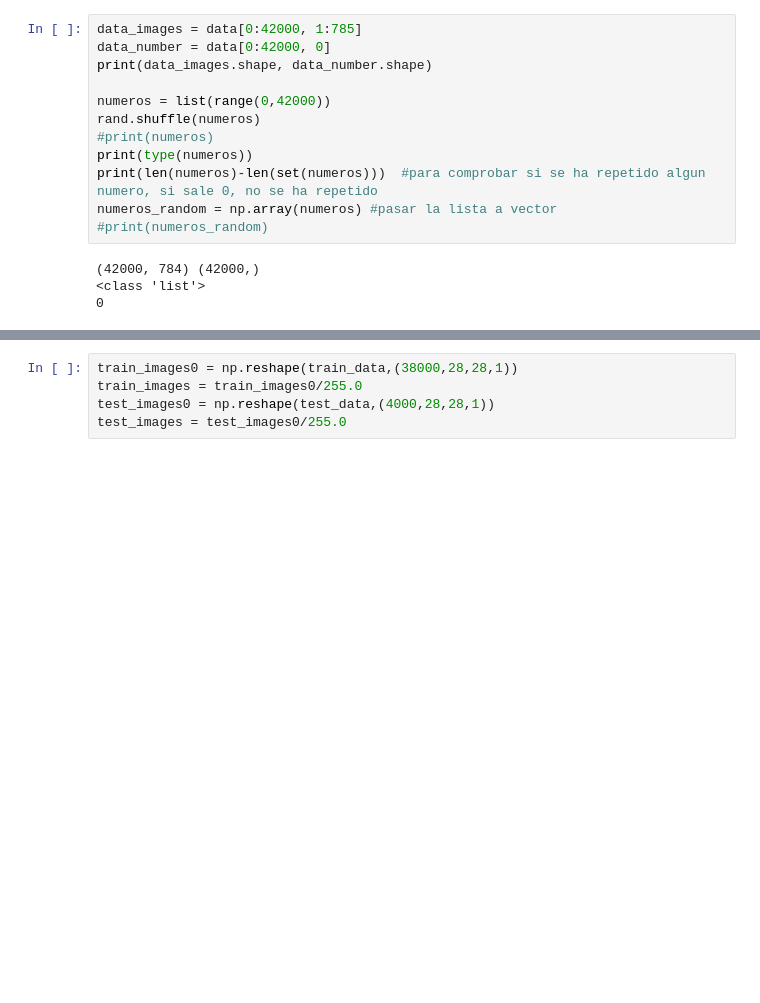
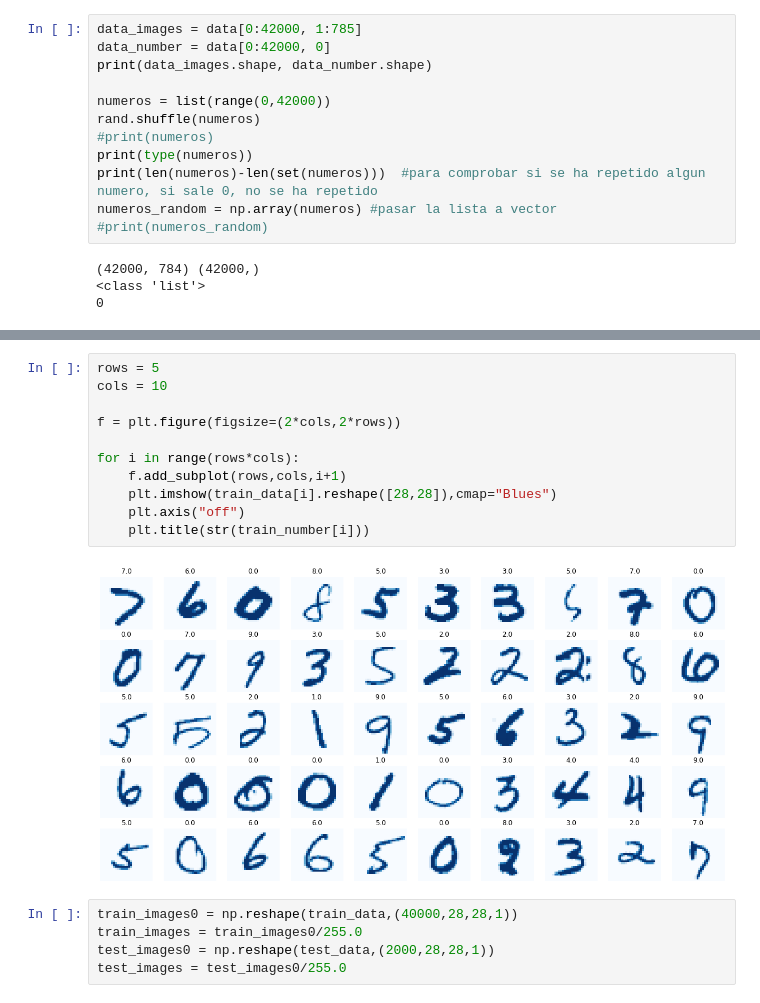
Before and after one commit to Anlu-Chen/Digit_recognizer, a Jupyter notebook: Digit_recognizer.ipynb, the cells around one changed output, grey strips where cells are left out. Saved outputs shown, nothing was run; the diff lists cells and outputs as text; blank space fills up the shorter version.

```diff
--- a/Digit_recognizer.ipynb
+++ b/Digit_recognizer.ipynb
@@ -52,6 +54,19 @@ plt.show()
+# %%
+rows = 5
+cols = 10
+
+f = plt.figure(figsize=(2*cols,2*rows))
+
+for i in range(rows*cols):
+    f.add_subplot(rows,cols,i+1)
+    plt.imshow(train_data[i].reshape([28,28]),cmap="Blues")
+    plt.axis("off")
+    plt.title(str(train_number[i]))
+# %% [output]
+[figure, added]
 # %%
-train_images0 = np.reshape(train_data,(38000,28,28,1))
+train_images0 = np.reshape(train_data,(40000,28,28,1))
 train_images = train_images0/255.0
-test_images0 = np.reshape(test_data,(4000,28,28,1))
+test_images0 = np.reshape(test_data,(2000,28,28,1))
 test_images = test_images0/255.0
 # %%
```
Also changed, not shown: parts of 7 cells of this notebook.
